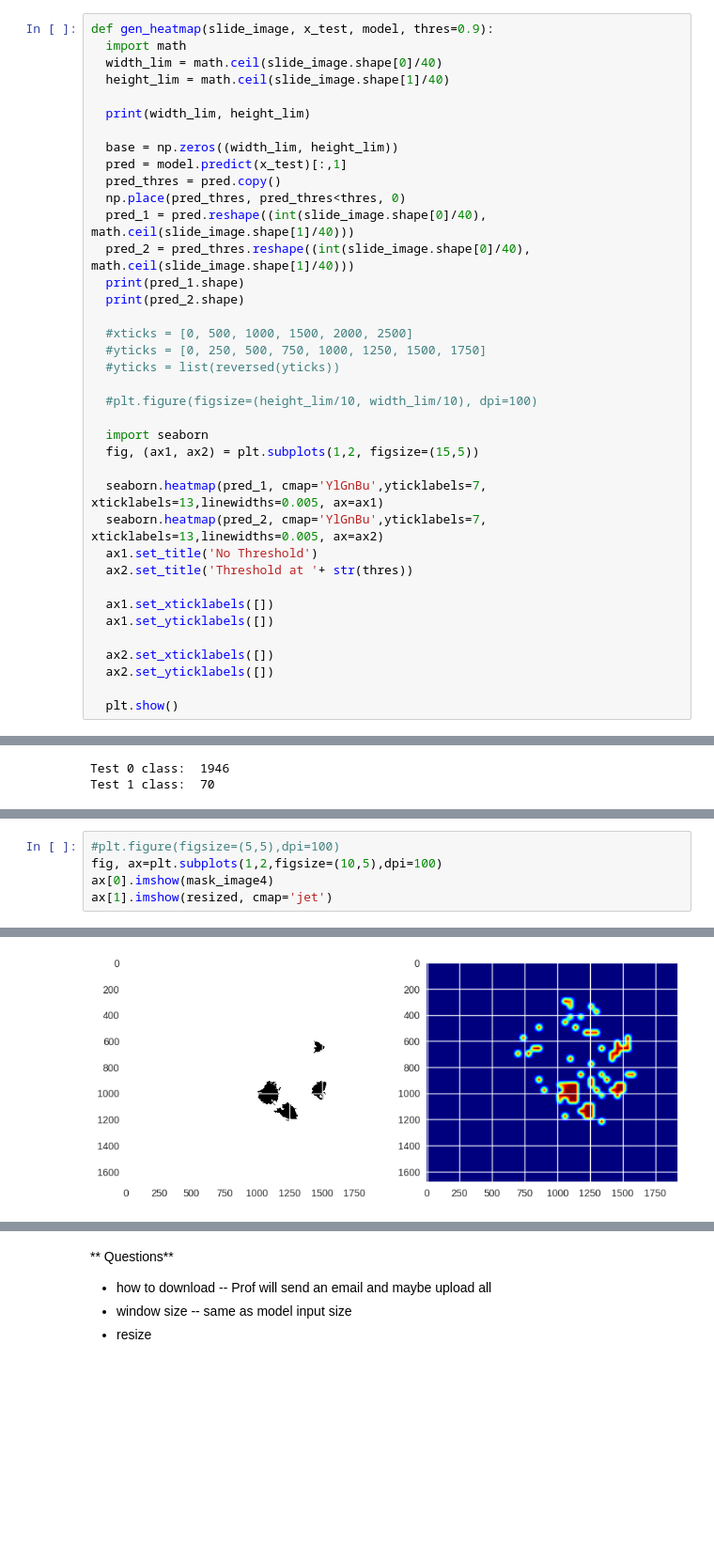
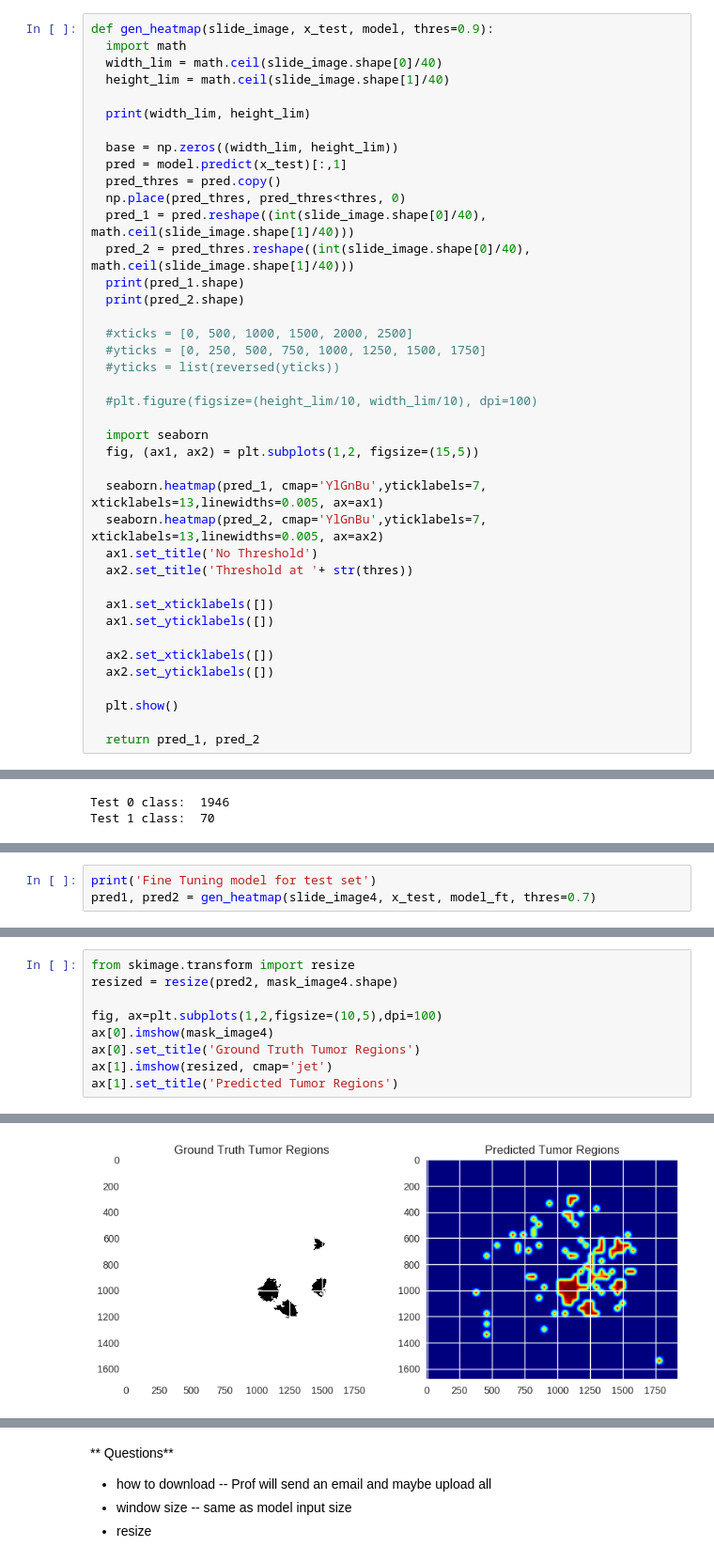
Before and after one commit to chding12/adl-project, a Jupyter notebook: single_slide_consolidated_v2.ipynb, the cells around one changed output, grey strips where cells are left out. Shown: that part at 94% size. Drawn from its saved outputs; the diff is of its cells as text; blank space fills up the shorter version.

Commit message:
updated heatmap

```diff
--- a/single_slide_consolidated_v2.ipynb
+++ b/single_slide_consolidated_v2.ipynb
@@ -325,6 +325,8 @@ def gen_heatmap(slide_image, x_test, model, thres=0.9):
   ax2.set_yticklabels([])
 
   plt.show()
+
+  return pred_1, pred_2
 # %% [markdown]
 ## Generating Training set (discarding non-tissue regions)
 # %%
@@ -1056,0 +1037,3 @@ resized = resize(pred_2, mask_image4.shape)
+# %%
+print('Fine Tuning model for test set')
+pred1, pred2 = gen_heatmap(slide_image4, x_test, model_ft, thres=0.7)
@@ -1057,6 +1046,10 @@ resized = resize(pred_2, mask_image4.shape)
 # %%
-#plt.figure(figsize=(5,5),dpi=100)
+from skimage.transform import resize
+resized = resize(pred2, mask_image4.shape)
+
 fig, ax=plt.subplots(1,2,figsize=(10,5),dpi=100)
 ax[0].imshow(mask_image4)
+ax[0].set_title('Ground Truth Tumor Regions')
 ax[1].imshow(resized, cmap='jet')
+ax[1].set_title('Predicted Tumor Regions')
 # %% [output]
@@ -1064 +1057 @@ ax[1].imshow(resized, cmap='jet')
-[figure, old version]
+[figure, new version]
```
Also changed, not shown: parts of 33 cells of this notebook.
